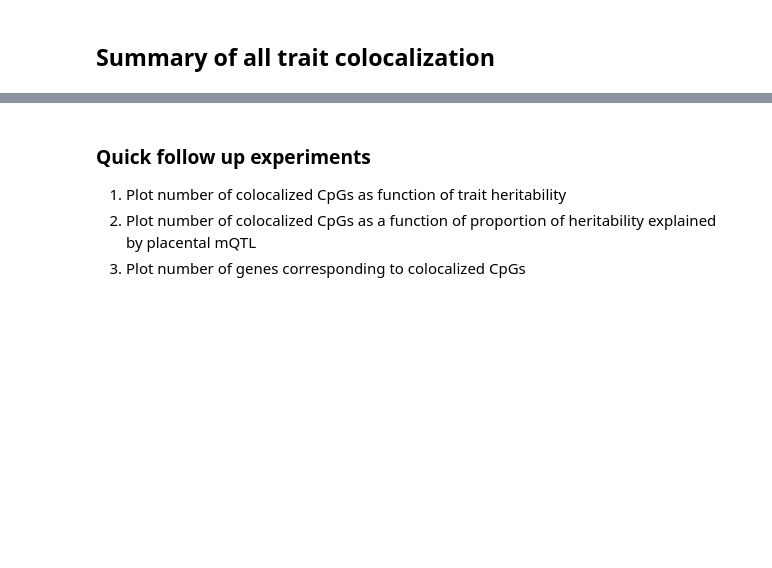
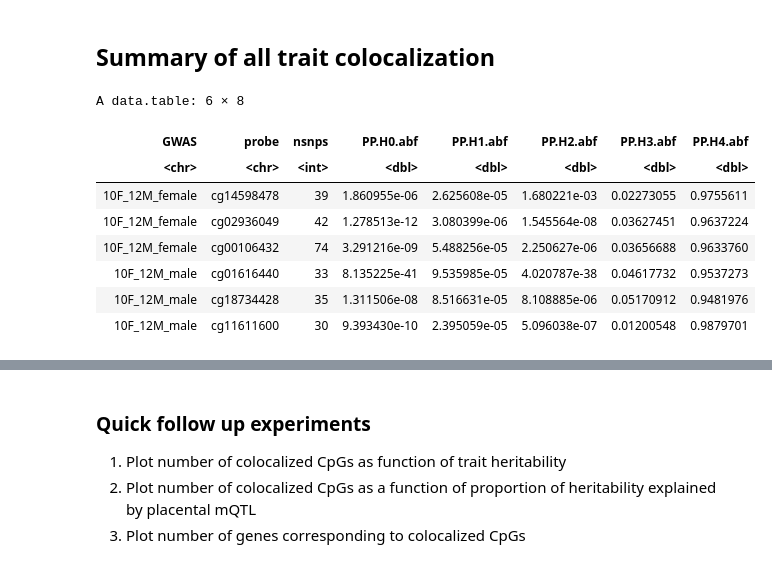
Before and after one commit to wilcas/sex_specific_mQTL, a Jupyter notebook: delahaye_mQTL_analyses/placental_mqtl_colocalization.ipynb, the cells around one changed output, grey strips where cells are left out. Saved outputs shown, nothing was run; the diff lists cells and outputs as text; code cells hidden in the pictures; blank space fills up the shorter version.

```diff
--- a/delahaye_mQTL_analyses/placental_mqtl_colocalization.ipynb
+++ b/delahaye_mQTL_analyses/placental_mqtl_colocalization.ipynb
@@ -295 +299,13 @@ coloc_table <- rbindlist(all_coloc,idcol="GWAS")
+# %%
+head(sex_coloc_table)
+# %% [output]
+A data.table: 6 × 8
+| GWAS | probe | nsnps | PP.H0.abf | PP.H1.abf | PP.H2.abf | PP.H3.abf | PP.H4.abf |
+| <chr> | <chr> | <int> | <dbl> | <dbl> | <dbl> | <dbl> | <dbl> |
+| 10F_12M_female | cg14598478 | 39 | 1.860955e-06 | 2.625608e-05 | 1.680221e-03 | 0.02273055 | 0.9755611 |
+| 10F_12M_female | cg02936049 | 42 | 1.278513e-12 | 3.080399e-06 | 1.545564e-08 | 0.03627451 | 0.9637224 |
+| 10F_12M_female | cg00106432 | 74 | 3.291216e-09 | 5.488256e-05 | 2.250627e-06 | 0.03656688 | 0.9633760 |
+| 10F_12M_male | cg01616440 | 33 | 8.135225e-41 | 9.535985e-05 | 4.020787e-38 | 0.04617732 | 0.9537273 |
+| 10F_12M_male | cg18734428 | 35 | 1.311506e-08 | 8.516631e-05 | 8.108885e-06 | 0.05170912 | 0.9481976 |
+| 10F_12M_male | cg11611600 | 30 | 9.393430e-10 | 2.395059e-05 | 5.096038e-07 | 0.01200548 | 0.9879701 |
 # %%
```
Also changed, not shown: parts of 3 cells of this notebook, 3 other files.
